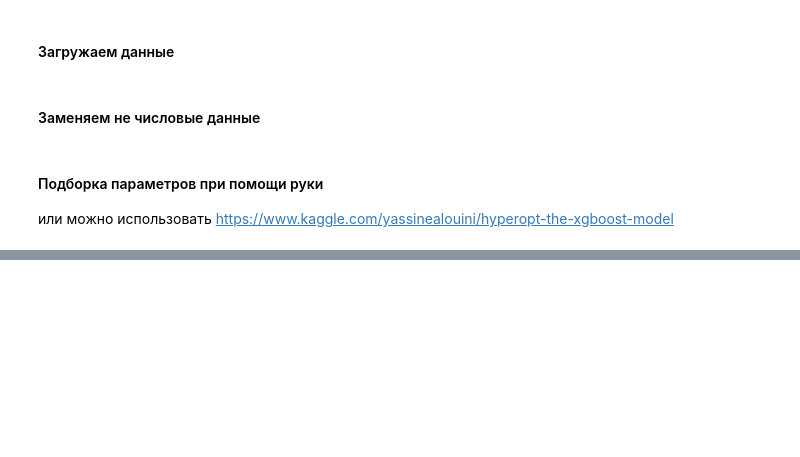
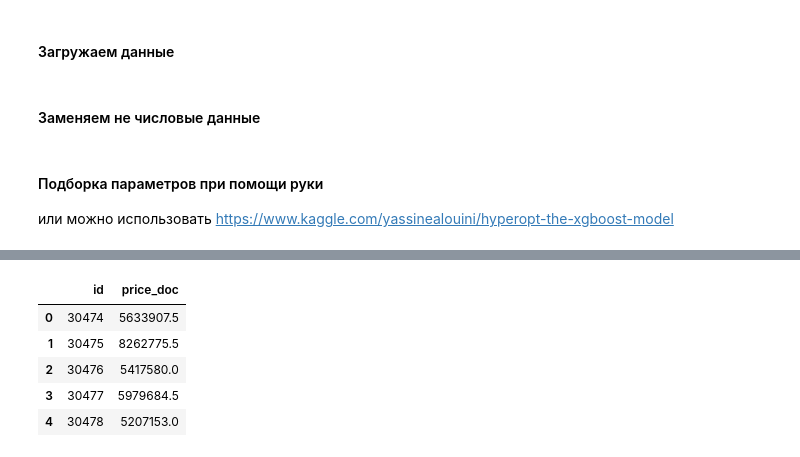
Before and after one commit to EldanGS/Data_Science, a Jupyter notebook: Yessenov Data Lab/Week3_Classification_n_boost/Day2/Day 2, laboratory work, modeling xgb.ipynb, the cells around one changed output, grey strips where cells are left out. Cells and saved outputs as stored; diff of their text form; code cells hidden in the pictures; blank space fills up the shorter version.

```diff
--- a/Yessenov Data Lab/Week3_Classification_n_boost/Day2/Day 2, laboratory work, modeling xgb.ipynb
+++ b/Yessenov Data Lab/Week3_Classification_n_boost/Day2/Day 2, laboratory work, modeling xgb.ipynb
@@ -318,0 +370,10 @@ xgb_params = {
+# %%
+sub = pd.read_csv('submissions.csv')
+sub.head()
+# %% [output]
+|  | id | price_doc |
+| 0 | 30474 | 5633907.5 |
+| 1 | 30475 | 8262775.5 |
+| 2 | 30476 | 5417580.0 |
+| 3 | 30477 | 5979684.5 |
+| 4 | 30478 | 5207153.0 |
```
Also changed, not shown: parts of 19 cells of this notebook, 8 other files.
